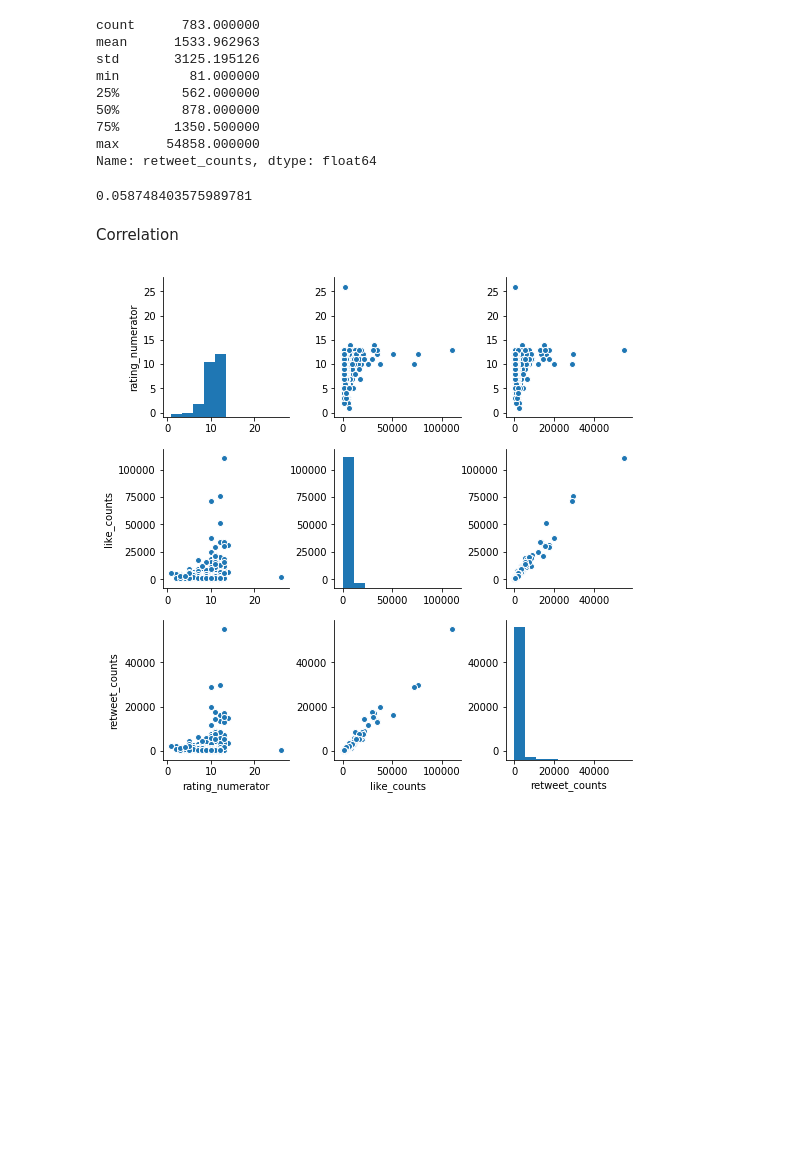
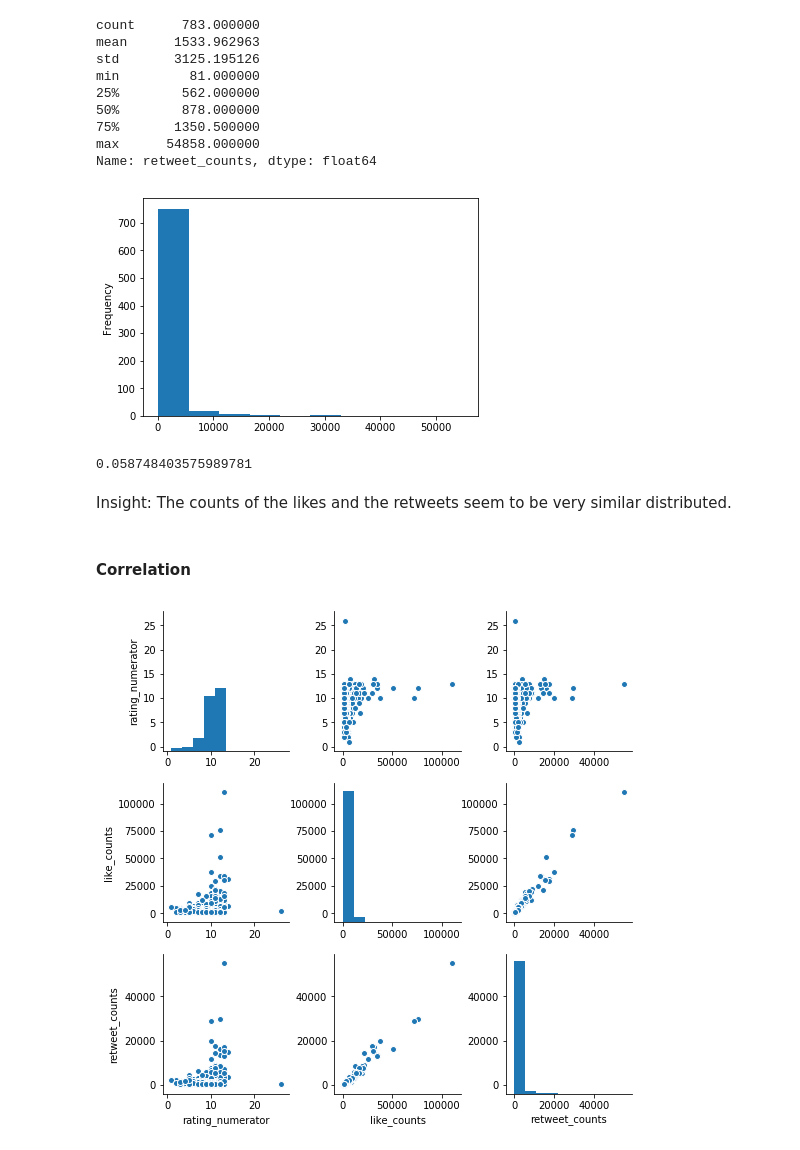
Before and after one commit to VerenaDietrich/WeRateDogs-Analysis, a Jupyter notebook: wrangle_act.ipynb, the cells around one changed output. Cells and saved outputs as stored; diff of their text form; code cells hidden in the pictures; blank space fills up the shorter version.

```diff
--- a/wrangle_act.ipynb
+++ b/wrangle_act.ipynb
@@ -624,9 +635,11 @@ min         81.000000
 75%       1350.500000
 max      54858.000000
 Name: retweet_counts, dtype: float64
+# %%
+tweets_clean.retweet_counts.plot(kind = 'hist');
+# %% [output]
+[figure, added]
 # %%
 (tweets_clean.retweet_counts > 4000).mean()
 # %% [output]
 0.058748403575989781
-# %% [markdown]
-Correlation
@@ -635,3 +646,7 @@ import seaborn as sns
+# %% [markdown]
+Insight: The counts of the likes and the retweets seem to be very similar distributed.
+# %% [markdown]
+#### Correlation
 # %%
 g = sns.pairplot(tweets_clean[['rating_numerator', 'like_counts', 'retweet_counts']])
 # %% [output]
```
Also changed, not shown: parts of 58 cells of this notebook.
